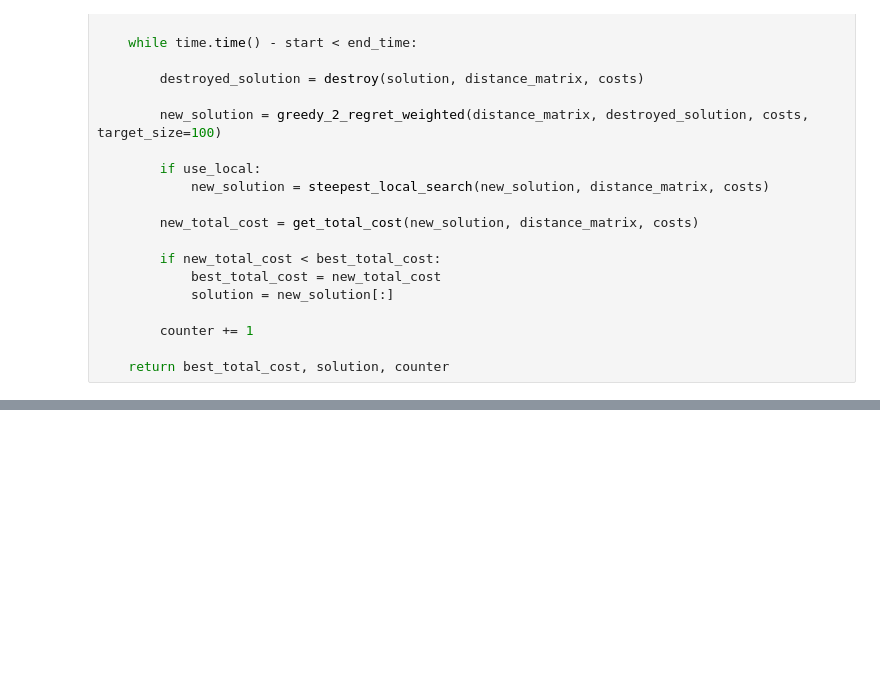
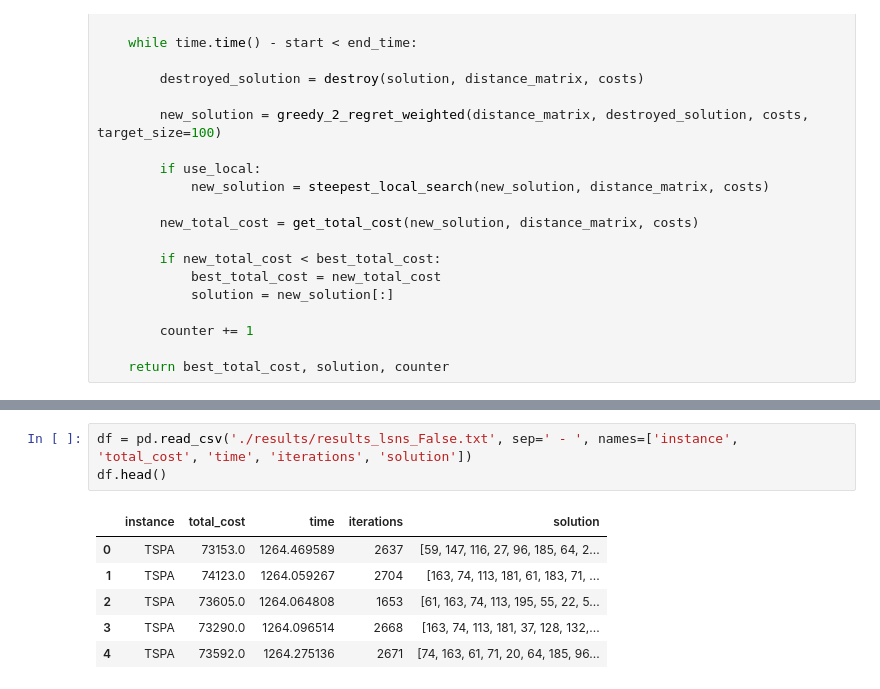
Before and after one commit to aksenyuk/evolutionary-computation, a Jupyter notebook: large-scale-neighborhood-search/large_scale_neighborhood_search.ipynb, the cells around one changed output, grey strips where cells are left out. Saved outputs shown, nothing was run; the diff lists cells and outputs as text; blank space fills up the shorter version.

```diff
--- a/large-scale-neighborhood-search/large_scale_neighborhood_search.ipynb
+++ b/large-scale-neighborhood-search/large_scale_neighborhood_search.ipynb
@@ -258,0 +233,10 @@ lsns('TSPA', 300, True)
+# %%
+df = pd.read_csv('./results/results_lsns_False.txt', sep=' - ', names=['instance', 'total_cost', 'time', 'iterations', 'solution'])
+df.head()
+# %% [output]
+|  | instance | total_cost | time | iterations | solution |
+| 0 | TSPA | 73153.0 | 1264.469589 | 2637 | [59, 147, 116, 27, 96, 185, 64, 2... |
+| 1 | TSPA | 74123.0 | 1264.059267 | 2704 | [163, 74, 113, 181, 61, 183, 71, ... |
+| 2 | TSPA | 73605.0 | 1264.064808 | 1653 | [61, 163, 74, 113, 195, 55, 22, 5... |
+| 3 | TSPA | 73290.0 | 1264.096514 | 2668 | [163, 74, 113, 181, 37, 128, 132,... |
+| 4 | TSPA | 73592.0 | 1264.275136 | 2671 | [74, 163, 61, 71, 20, 64, 185, 96... |
```
Also changed, not shown: parts of 15 cells of this notebook, 6 other files.
